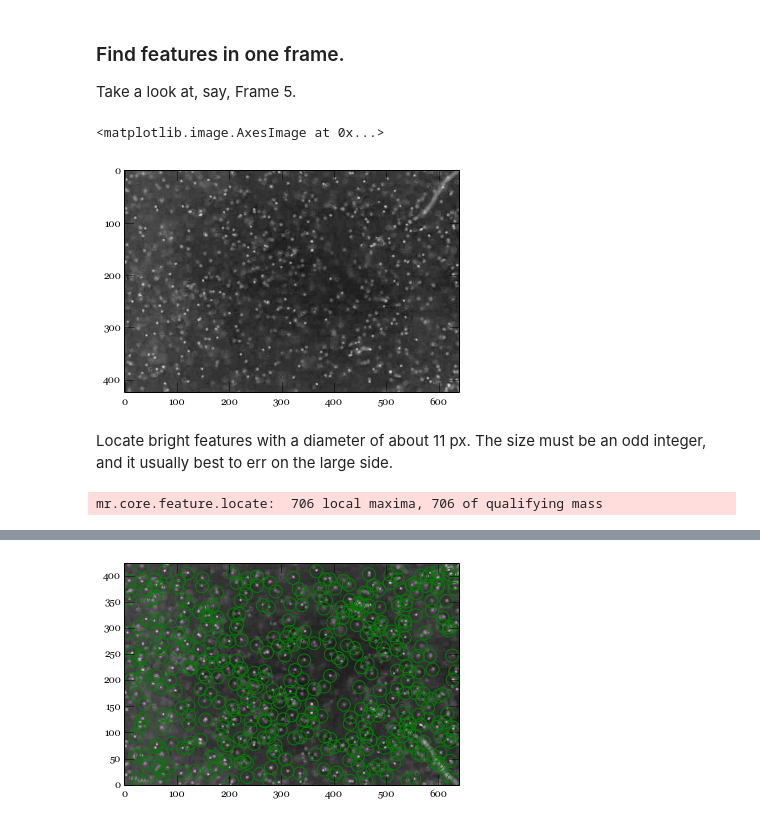
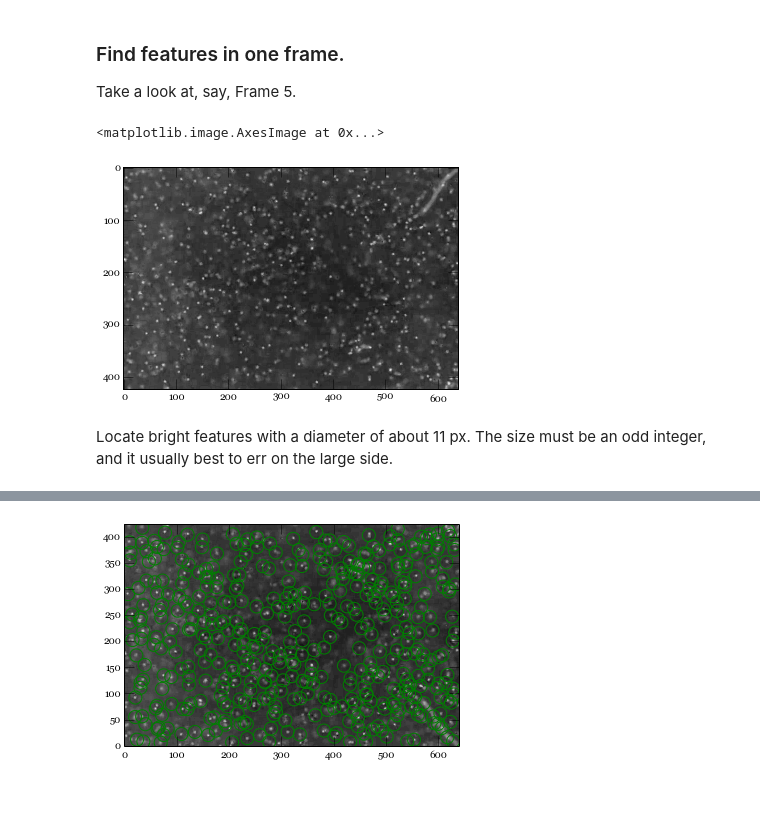
Before and after one commit to soft-matter/trackpy, a Jupyter notebook: examples/mr simple example.ipynb, the cells around one changed output, grey strips where cells are left out. Cells and saved outputs as stored; diff of their text form; code cells hidden in the pictures; blank space fills up the shorter version.

```diff
--- a/examples/mr simple example.ipynb
+++ b/examples/mr simple example.ipynb
@@ -7,7 +12,7 @@ import mr
 ### Open a video
 Load a video file as a frames. This object is an iterator that returns a frame each time as its called. The frame is a ``numpy.ndarray`` of brightness values.
 # %%
-frames = mr.Video('../mr/mr/tests/water/bulk-water.mov')
+frames = mr.Video('../mr/tests/water/bulk-water.mov')
 # %%
 frames
 # %% [output]
@@ -23,13 +28,11 @@ mr.play(frames) # spawn a window playing the video
 ### Find features in one frame.
 Take a look at, say, Frame 5.
 # %%
-imshow(frames[5], cmap=cm.gray)
+plt.imshow(frames[5], cmap=plt.cm.gray)
 # %% [output]
 <matplotlib.image.AxesImage at 0x...>
-[figure, old version]
+[figure, new version]
 # %% [markdown]
 Locate bright features with a diameter of about 11 px. The size must be an odd integer, and it usually best to err on the large side.
 # %%
 f = mr.locate(frames[5], 11)
-# %% [output]
-mr.core.feature.locate:  706 local maxima, 706 of qualifying mass
```
Also changed, not shown: parts of 19 cells of this notebook, 1 other file.
